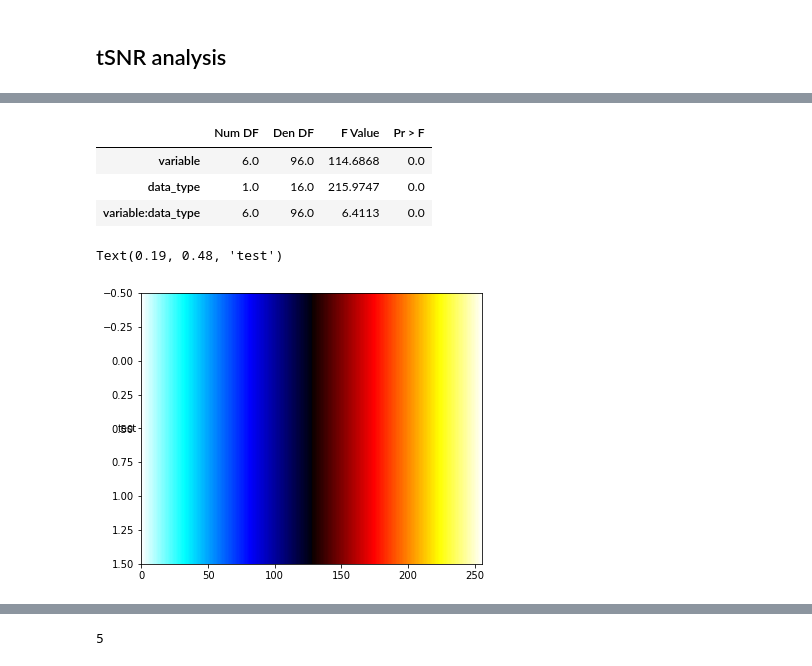
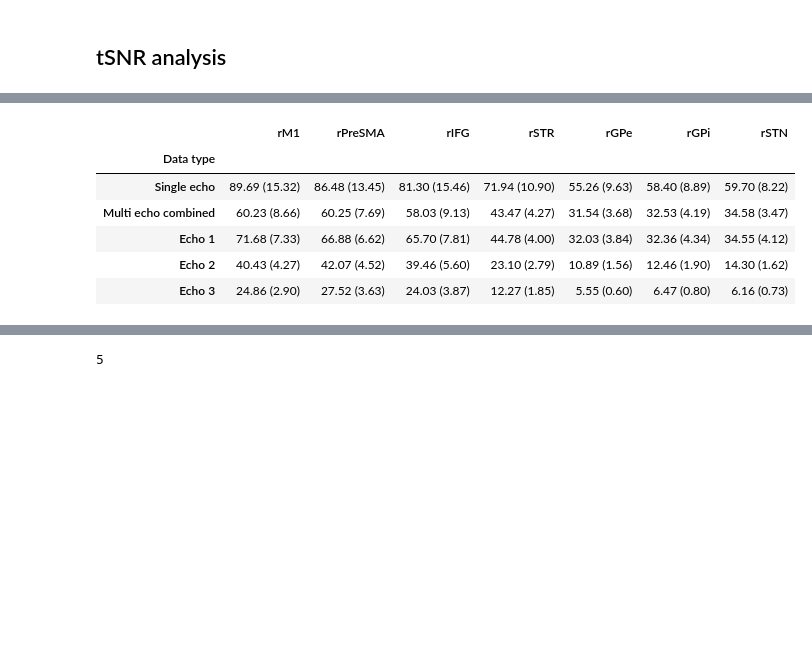
Before and after one commit to StevenM1/fMRI_protocol_comparison_se_me, a Jupyter notebook: pipeline_4a_statistics-tSNR.ipynb, the cells around one changed output, grey strips where cells are left out. Saved outputs shown, nothing was run; the diff lists cells and outputs as text; code cells hidden in the pictures; blank space fills up the shorter version.

```diff
--- a/pipeline_4a_statistics-tSNR.ipynb
+++ b/pipeline_4a_statistics-tSNR.ipynb
@@ -272,22 +261,0 @@ roiwise_tsnr.round(2)
-# %%
-# tests?
-tsnrs_long = subjectwise_tsnrs.reset_index().melt(id_vars=['subject', 'data_type'])
-tsnrs_long = tsnrs_long.loc[np.in1d(tsnrs_long['data_type'], ['se', 'optcomb'])]
-to_test = tsnrs_long
-
-from statsmodels.stats.anova import AnovaRM
-from scipy import stats
-from statsmodels.sandbox.stats import multicomp
-
-anova = AnovaRM(data=to_test.loc[(np.in1d(to_test.variable, ['rM1', 'rIFG', 'rPreSMA', 'rSTR', 'rGPe', 'rGPi', 'rSTN']))],
-                depvar='value', subject='subject', within=['variable', 'data_type'])
-res = anova.fit()
-res_table = res.summary().tables[0]
-p_vals = res_table.iloc[:,-1]
-res_table.iloc[:,-1] = multicomp.fdrcorrection0(p_vals)[1]
-res_table.round(4)
-# %% [output]
-|  | Num DF | Den DF | F Value | Pr > F |
-| variable | 6.0 | 96.0 | 114.6868 | 0.0 |
-| data_type | 1.0 | 16.0 | 215.9747 | 0.0 |
-| variable:data_type | 6.0 | 96.0 | 6.4113 | 0.0 |
@@ -299,19 +261,0 @@ our_cmap = plotting.cm.cold_hot
-# %%
-gradient = np.linspace(0, 1, 256)
-gradient = np.vstack((gradient, gradient))
-
-fig, axes = plt.subplots(nrows=1)
-fig.subplots_adjust(top=0.95, bottom=0.01, left=0.2, right=0.99)
-
-#for ax, name in zip(axes, cmap_list):
-axes.imshow(gradient, aspect='auto', cmap=our_cmap)
-pos = list(axes.get_position().bounds)
-x_text = pos[0] - 0.01
-y_text = pos[1] + pos[3]/2.
-fig.text(x_text, y_text, 'test', va='center', ha='right', fontsize=10)
-
-# Turn off *all* ticks & spines, not just the ones with colormaps.
-# axes.set_axis_off()
-# %% [output]
-Text(0.19, 0.48, 'test')
-[figure, removed]
@@ -318 +268,17 @@ Text(0.19, 0.48, 'test')
+# %%
+tsnr_table = pd.DataFrame(columns=roiwise_tsnr.columns, index=roiwise_tsnr.index)
+for row in range(roiwise_tsnr.shape[0]):
+    for col in range(roiwise_tsnr.shape[1]):
+        tsnr_table.iloc[row, col] = '{:.2f} ({:.2f})'.format(roiwise_tsnr.iloc[row, col],
+                                                             roiwise_tsnr_std.iloc[row, col])
+tsnr_table.to_csv('figures/cnr_table.csv', sep='\t')
+tsnr_table
+# %% [output]
+|  | rM1 | rPreSMA | rIFG | rSTR | rGPe | rGPi | rSTN |
+| Data type |  |  |  |  |  |  |  |
+| Single echo | 89.69 (15.32) | 86.48 (13.45) | 81.30 (15.46) | 71.94 (10.90) | 55.26 (9.63) | 58.40 (8.89) | 59.70 (8.22) |
+| Multi echo combined | 60.23 (8.66) | 60.25 (7.69) | 58.03 (9.13) | 43.47 (4.27) | 31.54 (3.68) | 32.53 (4.19) | 34.58 (3.47) |
+| Echo 1 | 71.68 (7.33) | 66.88 (6.62) | 65.70 (7.81) | 44.78 (4.00) | 32.03 (3.84) | 32.36 (4.34) | 34.55 (4.12) |
+| Echo 2 | 40.43 (4.27) | 42.07 (4.52) | 39.46 (5.60) | 23.10 (2.79) | 10.89 (1.56) | 12.46 (1.90) | 14.30 (1.62) |
+| Echo 3 | 24.86 (2.90) | 27.52 (3.63) | 24.03 (3.87) | 12.27 (1.85) | 5.55 (0.60) | 6.47 (0.80) | 6.16 (0.73) |
 # %%
```
Also changed, not shown: parts of 25 cells of this notebook, 2 other files.
